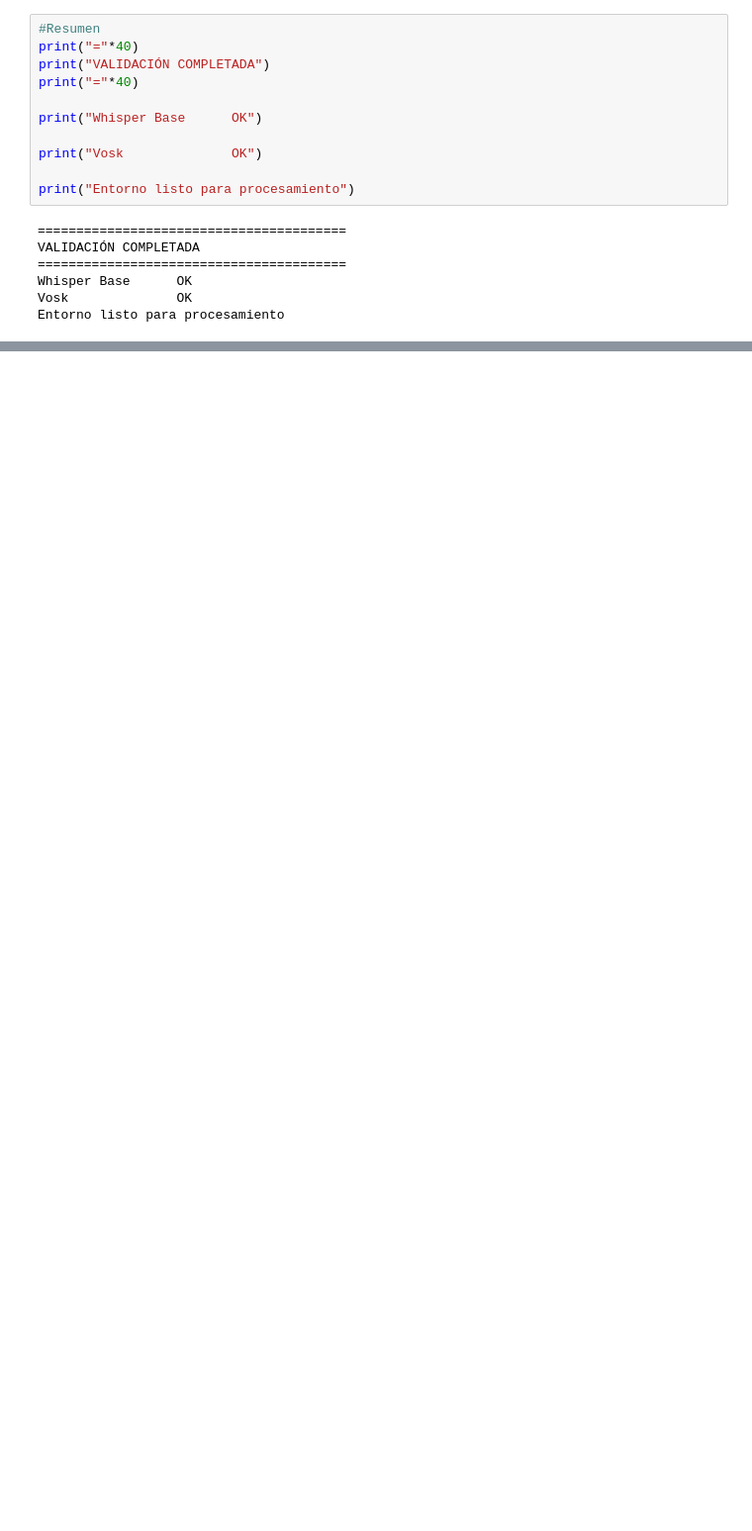
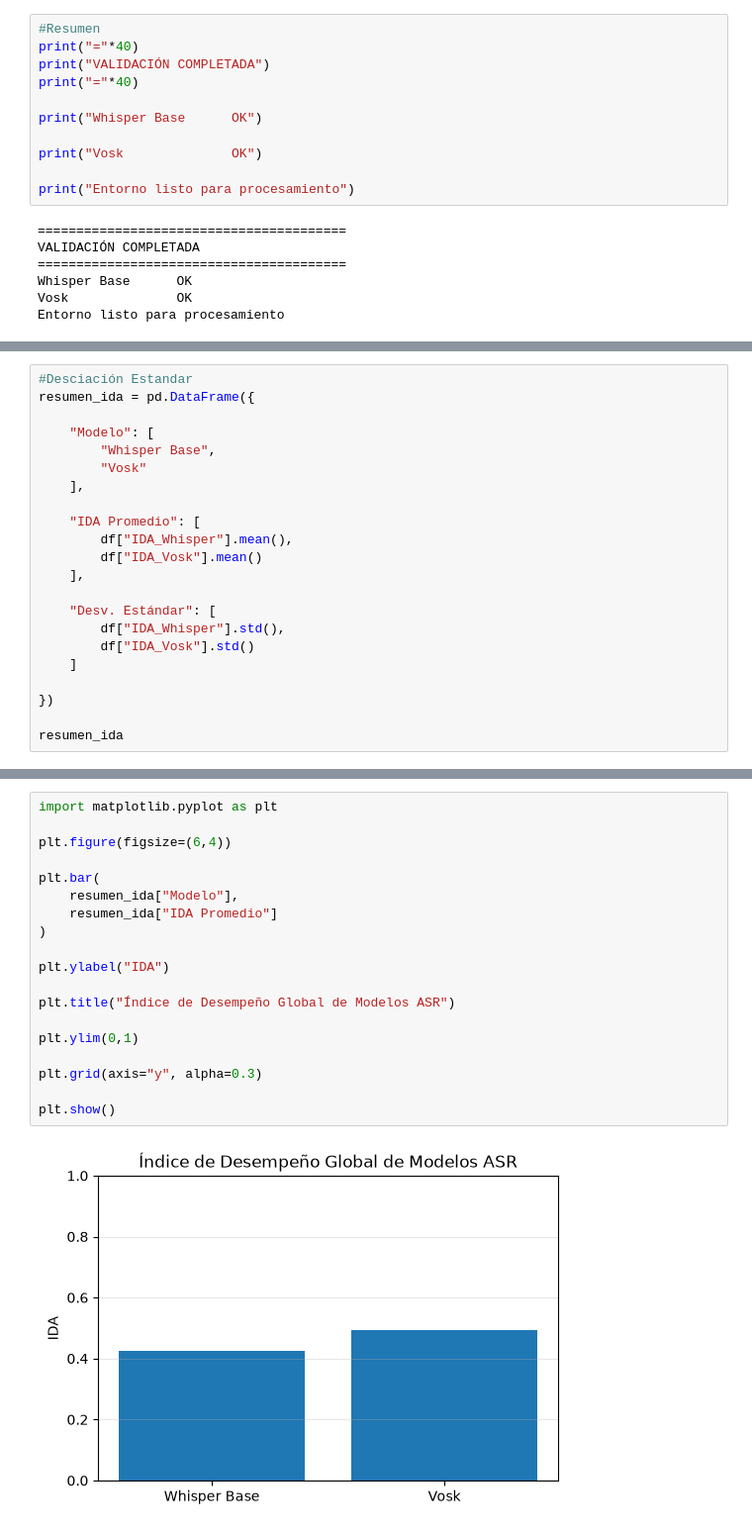
Before and after one commit to BryanAngamarca/ProyectoFinal, a Jupyter notebook: notebooks/04_ModelosASR.ipynb, the cells around one changed output, grey strips where cells are left out. Shown at 99% size. Saved outputs shown, nothing was run; the diff lists cells and outputs as text; blank space fills up the shorter version.

```diff
--- a/notebooks/04_ModelosASR.ipynb
+++ b/notebooks/04_ModelosASR.ipynb
@@ -152,0 +601,22 @@ Entorno listo para procesamiento
+# %%
+#Desciación Estandar
+resumen_ida = pd.DataFrame({
+
+    "Modelo": [
+        "Whisper Base",
+        "Vosk"
+    ],
+
+    "IDA Promedio": [
+        df["IDA_Whisper"].mean(),
+        df["IDA_Vosk"].mean()
+    ],
+
+    "Desv. Estándar": [
+        df["IDA_Whisper"].std(),
+        df["IDA_Vosk"].std()
+    ]
+
+})
+
+resumen_ida
@@ -152,0 +627,21 @@ Entorno listo para procesamiento
+# %%
+import matplotlib.pyplot as plt
+
+plt.figure(figsize=(6,4))
+
+plt.bar(
+    resumen_ida["Modelo"],
+    resumen_ida["IDA Promedio"]
+)
+
+plt.ylabel("IDA")
+
+plt.title("Índice de Desempeño Global de Modelos ASR")
+
+plt.ylim(0,1)
+
+plt.grid(axis="y", alpha=0.3)
+
+plt.show()
+# %% [output]
+[figure, added]
```
Also changed, not shown: parts of 29 cells of this notebook, 2 other files.
